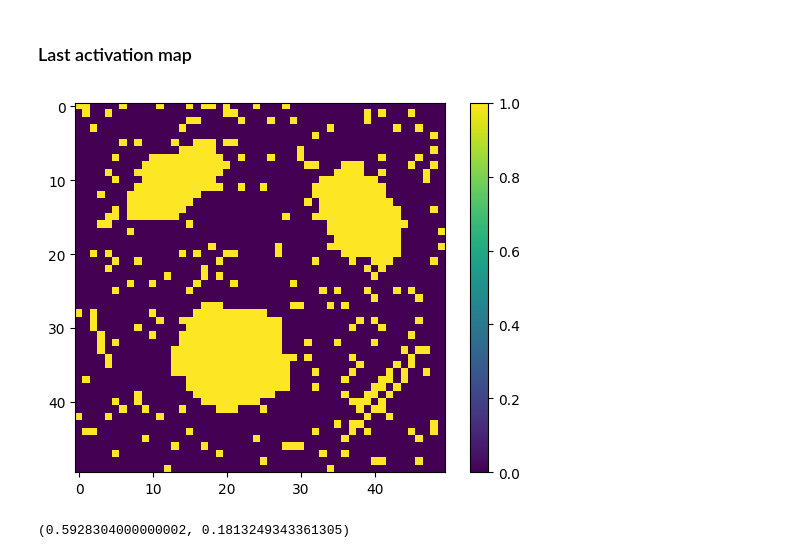
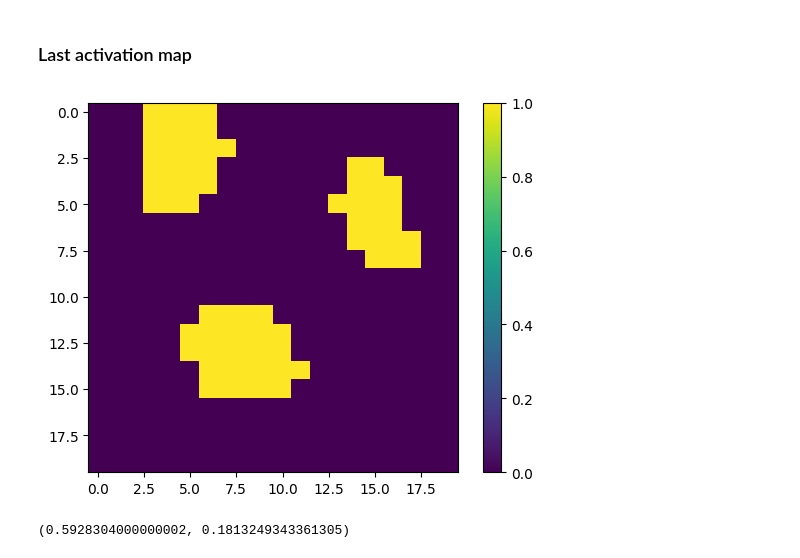
Before and after one commit to juanesfco/Thesis, a Jupyter notebook: resultsSims.ipynb, the cells around one changed output. Drawn from its saved outputs; the diff is of its cells as text; code cells hidden in the pictures.

```diff
--- a/resultsSims.ipynb
+++ b/resultsSims.ipynb
@@ -175,9 +175,9 @@ All the procedures explained in this section are done by the `th_sm.py` Script.
 ### Last activation map
 # %%
 Zeta_P0Q0R1 = np.load('Data/Simulations/Zeta_P0Q0R1.npy')
-fmriu.plotImage(Zeta_P0Q0R1[3],50)
+fmriu.plotImage(Zeta_P0Q0R1[5],20)
 # %% [output]
-[figure, old version]
+[figure, new version]
 # %%
 X_P0Q0R1[3].mean(),X_P0Q0R1[3].std()
 # %% [output]
```
Also changed, not shown: parts of 7 cells of this notebook, 48 other files.
